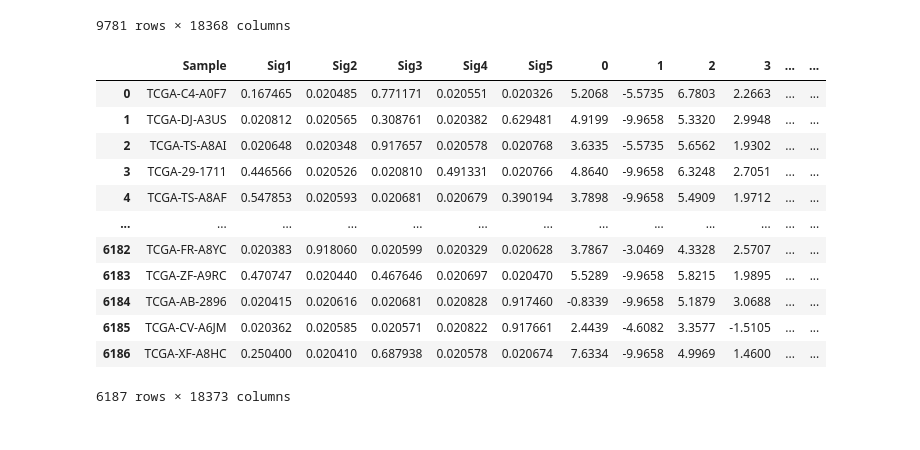
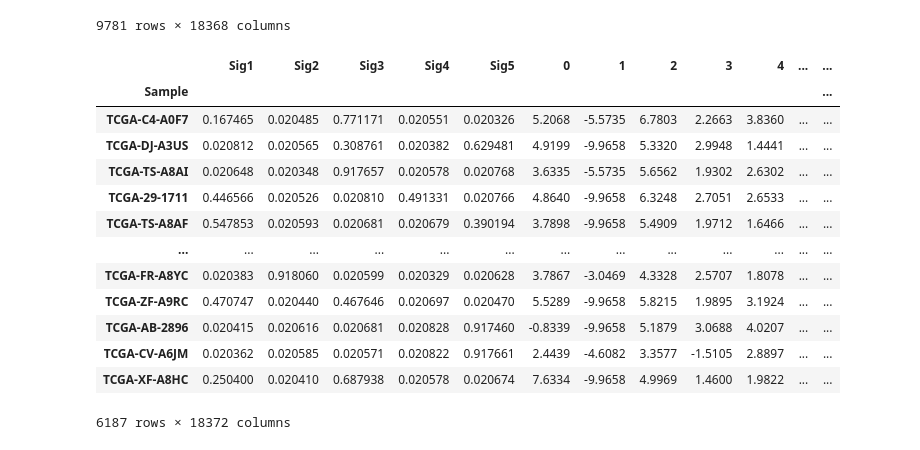
Before and after one commit to janneah/cns, a Jupyter notebook: notebooks/stacked.ipynb, the cells around one changed output. Cells and saved outputs as stored; diff of their text form; code cells hidden in the pictures.

```diff
--- a/notebooks/stacked.ipynb
+++ b/notebooks/stacked.ipynb
@@ -92,19 +93,22 @@ exp = weights_df.reset_index(drop=True).drop(['Chr'], axis = 1).drop_duplicates(
 exp.columns = ['Sample', 'Sig1', 'Sig2', 'Sig3', 'Sig4', 'Sig5']
 exp = pd.merge(left = exp, right = gene_expT, on = 'Sample')
 # %%
+exp.index = exp['Sample']
+exp = exp.drop(['Sample'], axis = 1)
 exp
 # %% [output]
-|  | Sample | Sig1 | Sig2 | Sig3 | Sig4 | Sig5 | 0 | 1 | 2 | 3 | ... | ... |
-| 0 | TCGA-C4-A0F7 | 0.167465 | 0.020485 | 0.771171 | 0.020551 | 0.020326 | 5.2068 | -5.5735 | 6.7803 | 2.2663 | ... | ... |
-| 1 | TCGA-DJ-A3US | 0.020812 | 0.020565 | 0.308761 | 0.020382 | 0.629481 | 4.9199 | -9.9658 | 5.3320 | 2.9948 | ... | ... |
-| 2 | TCGA-TS-A8AI | 0.020648 | 0.020348 | 0.917657 | 0.020578 | 0.020768 | 3.6335 | -5.5735 | 5.6562 | 1.9302 | ... | ... |
-| 3 | TCGA-29-1711 | 0.446566 | 0.020526 | 0.020810 | 0.491331 | 0.020766 | 4.8640 | -9.9658 | 6.3248 | 2.7051 | ... | ... |
-| 4 | TCGA-TS-A8AF | 0.547853 | 0.020593 | 0.020681 | 0.020679 | 0.390194 | 3.7898 | -9.9658 | 5.4909 | 1.9712 | ... | ... |
+|  | Sig1 | Sig2 | Sig3 | Sig4 | Sig5 | 0 | 1 | 2 | 3 | 4 | ... | ... |
+| Sample |  |  |  |  |  |  |  |  |  |  |  | ... |
+| TCGA-C4-A0F7 | 0.167465 | 0.020485 | 0.771171 | 0.020551 | 0.020326 | 5.2068 | -5.5735 | 6.7803 | 2.2663 | 3.8360 | ... | ... |
+| TCGA-DJ-A3US | 0.020812 | 0.020565 | 0.308761 | 0.020382 | 0.629481 | 4.9199 | -9.9658 | 5.3320 | 2.9948 | 1.4441 | ... | ... |
+| TCGA-TS-A8AI | 0.020648 | 0.020348 | 0.917657 | 0.020578 | 0.020768 | 3.6335 | -5.5735 | 5.6562 | 1.9302 | 2.6302 | ... | ... |
+| TCGA-29-1711 | 0.446566 | 0.020526 | 0.020810 | 0.491331 | 0.020766 | 4.8640 | -9.9658 | 6.3248 | 2.7051 | 2.6533 | ... | ... |
+| TCGA-TS-A8AF | 0.547853 | 0.020593 | 0.020681 | 0.020679 | 0.390194 | 3.7898 | -9.9658 | 5.4909 | 1.9712 | 1.6466 | ... | ... |
 | ... | ... | ... | ... | ... | ... | ... | ... | ... | ... | ... | ... | ... |
-| 6182 | TCGA-FR-A8YC | 0.020383 | 0.918060 | 0.020599 | 0.020329 | 0.020628 | 3.7867 | -3.0469 | 4.3328 | 2.5707 | ... | ... |
-| 6183 | TCGA-ZF-A9RC | 0.470747 | 0.020440 | 0.467646 | 0.020697 | 0.020470 | 5.5289 | -9.9658 | 5.8215 | 1.9895 | ... | ... |
-| 6184 | TCGA-AB-2896 | 0.020415 | 0.020616 | 0.020681 | 0.020828 | 0.917460 | -0.8339 | -9.9658 | 5.1879 | 3.0688 | ... | ... |
-| 6185 | TCGA-CV-A6JM | 0.020362 | 0.020585 | 0.020571 | 0.020822 | 0.917661 | 2.4439 | -4.6082 | 3.3577 | -1.5105 | ... | ... |
-| 6186 | TCGA-XF-A8HC | 0.250400 | 0.020410 | 0.687938 | 0.020578 | 0.020674 | 7.6334 | -9.9658 | 4.9969 | 1.4600 | ... | ... |
+| TCGA-FR-A8YC | 0.020383 | 0.918060 | 0.020599 | 0.020329 | 0.020628 | 3.7867 | -3.0469 | 4.3328 | 2.5707 | 1.8078 | ... | ... |
+| TCGA-ZF-A9RC | 0.470747 | 0.020440 | 0.467646 | 0.020697 | 0.020470 | 5.5289 | -9.9658 | 5.8215 | 1.9895 | 3.1924 | ... | ... |
+| TCGA-AB-2896 | 0.020415 | 0.020616 | 0.020681 | 0.020828 | 0.917460 | -0.8339 | -9.9658 | 5.1879 | 3.0688 | 4.0207 | ... | ... |
+| TCGA-CV-A6JM | 0.020362 | 0.020585 | 0.020571 | 0.020822 | 0.917661 | 2.4439 | -4.6082 | 3.3577 | -1.5105 | 2.8897 | ... | ... |
+| TCGA-XF-A8HC | 0.250400 | 0.020410 | 0.687938 | 0.020578 | 0.020674 | 7.6334 | -9.9658 | 4.9969 | 1.4600 | 1.9822 | ... | ... |
-6187 rows × 18373 columns
+6187 rows × 18372 columns
 # %%
```
Also changed, not shown: parts of 6 cells of this notebook, 1 other file.
